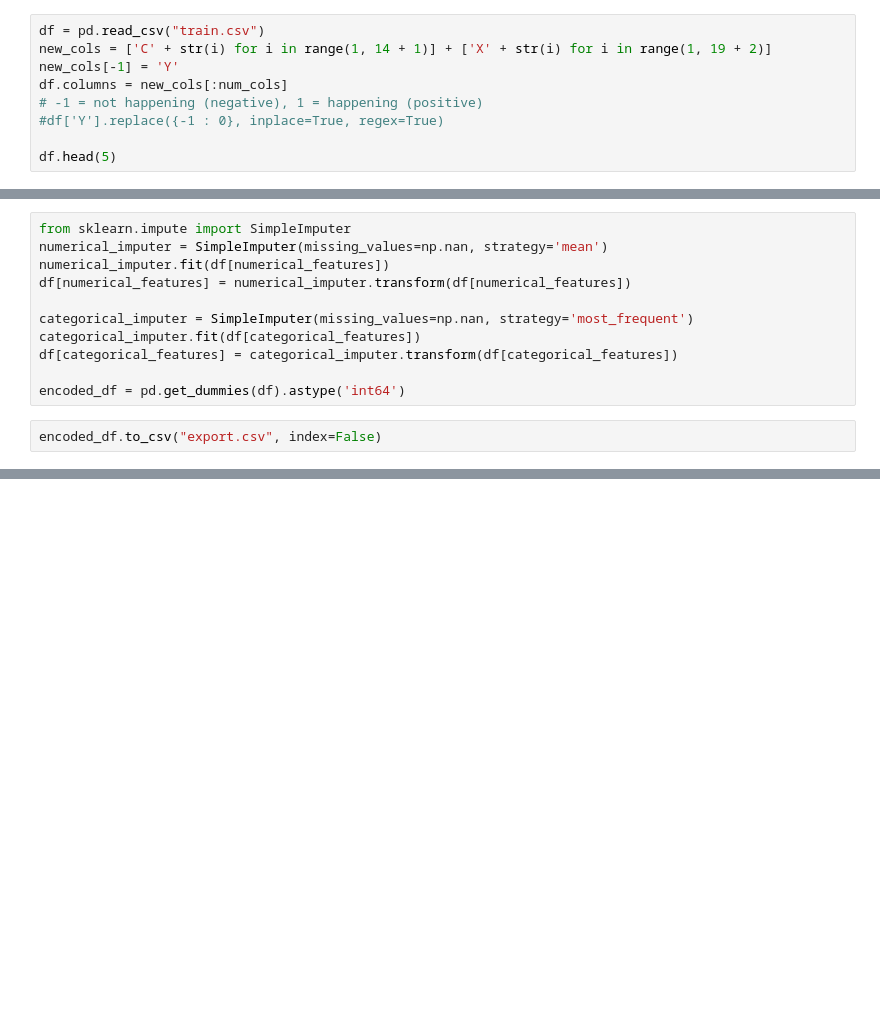
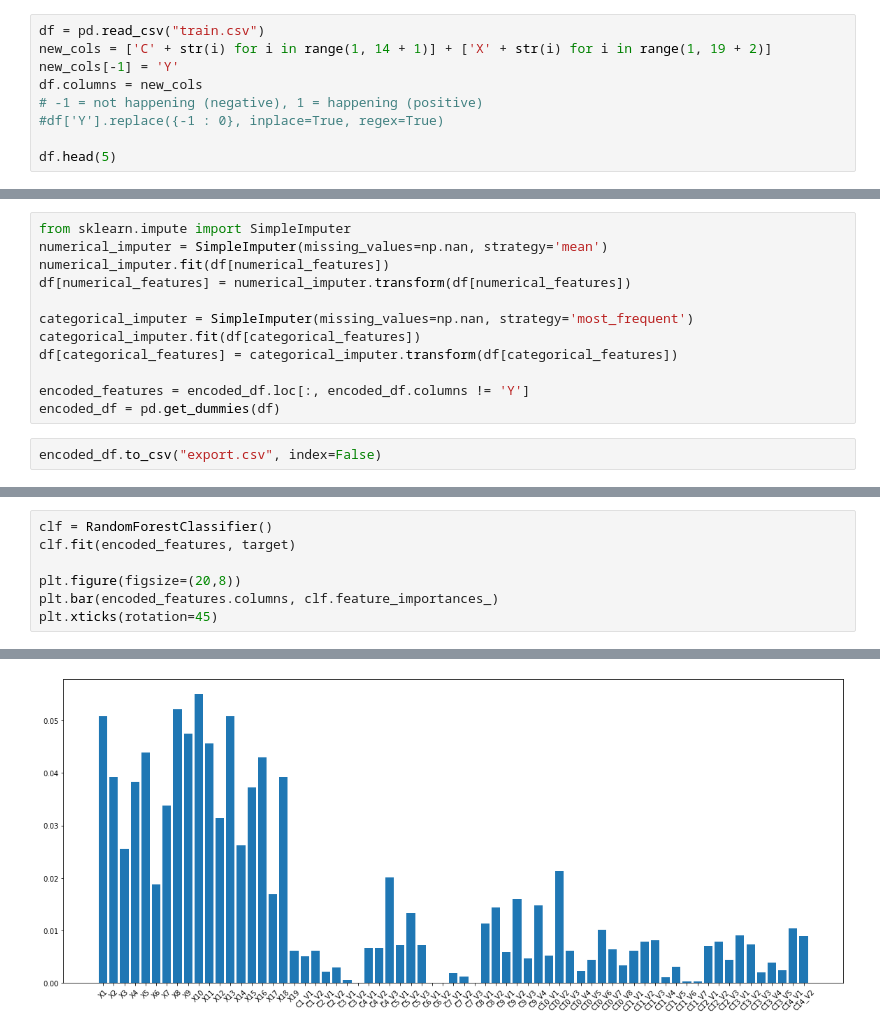
Before and after one commit to BSSB33/machine_learning, a Jupyter notebook: Semester project - ML challenge/code.ipynb, the cells around one changed output, grey strips where cells are left out. Saved outputs shown, nothing was run; the diff lists cells and outputs as text; blank space fills up the shorter version.

Commit message:
Models added with cross validation
Feature Importances plotted

```diff
--- a/Semester project - ML challenge/code.ipynb
+++ b/Semester project - ML challenge/code.ipynb
@@ -29,7 +29,7 @@ from sklearn.preprocessing import OrdinalEncoder
 df = pd.read_csv("train.csv")
 new_cols = ['C' + str(i) for i in range(1, 14 + 1)] + ['X' + str(i) for i in range(1, 19 + 2)]
 new_cols[-1] = 'Y'
-df.columns = new_cols[:num_cols]
+df.columns = new_cols
 # -1 = not happening (negative), 1 = happening (positive)
 #df['Y'].replace({-1 : 0}, inplace=True, regex=True)
 
@@ -51,7 +57,8 @@ categorical_imputer = SimpleImputer(missing_values=np.nan, strategy='most_freque
 categorical_imputer.fit(df[categorical_features])
 df[categorical_features] = categorical_imputer.transform(df[categorical_features])
 
-encoded_df = pd.get_dummies(df).astype('int64')
+encoded_features = encoded_df.loc[:, encoded_df.columns != 'Y']
+encoded_df = pd.get_dummies(df)
 # %%
 encoded_df.to_csv("export.csv", index=False)
 # %%
@@ -71,0 +143,8 @@ Length: 68, dtype: object
+# %%
+clf = RandomForestClassifier()
+clf.fit(encoded_features, target)
+
+plt.figure(figsize=(20,8))
+plt.bar(encoded_features.columns, clf.feature_importances_)
+plt.xticks(rotation=45)
+# %% [output]
@@ -71,0 +168 @@ Length: 68, dtype: object
+[figure, added]
```
Also changed, not shown: parts of 6 cells of this notebook.
